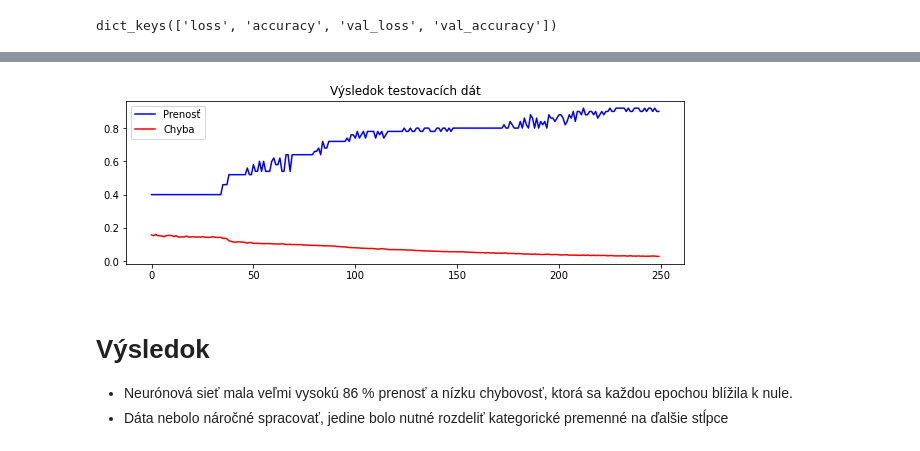
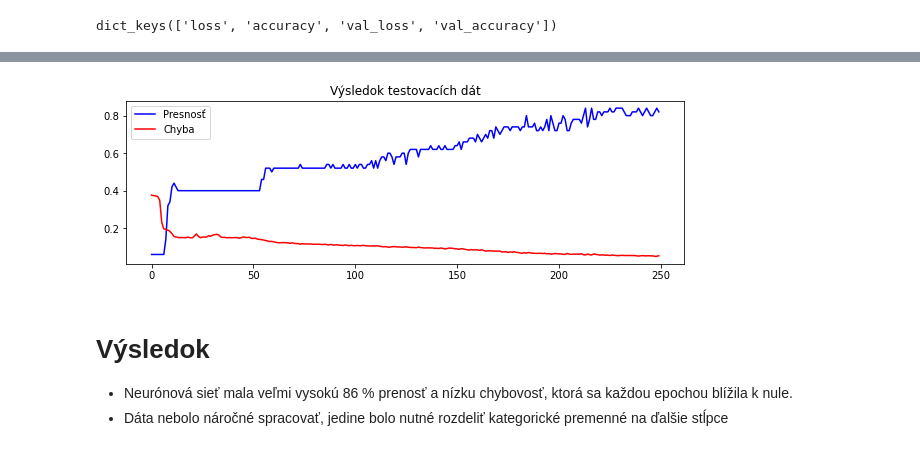
Before and after one commit to Frodas25/hrusovsky_NS2021, a Jupyter notebook: hrusovsky_NS2021.ipynb, the cells around one changed output, grey strips where cells are left out. Cells and saved outputs as stored; diff of their text form; code cells hidden in the pictures.

```diff
--- a/hrusovsky_NS2021.ipynb
+++ b/hrusovsky_NS2021.ipynb
@@ -220,7 +214,7 @@ model = Sequential([
     # Flatten predstavuje vstupnu vrstvu, je tu 9 neuronov na zaklade datasetu
     Flatten(input_dim=9),
     Dense(32, activation='relu'), # prva skryta vrstva je o velkosti 32 neuronov, aktivacna funkcia relu
-    Dropout(0.3), # Dropout zabranuje pretrenovaniu (overfitting) neuronovej siete, 30 % udajov sa nepouzije
+    Dropout(0.5), # Dropout zabranuje pretrenovaniu (overfitting) neuronovej siete, 30 % udajov sa nepouzije
     Dense(16, activation='relu'), # druha skryta vrstva o velkosti 16 neuronov, aktivacna funkcia relu
     Dense(5, activation='sigmoid') # vystupna vrstva o velkosti 5 neuronov, aktivacna funkcia sigmoid
 ])
@@ -249,7 +243,7 @@ Trainable params: 933
 Non-trainable params: 0
 _________________________________________________________________
 # %%
-trening = model.fit(X_train,
+model = model.fit(X_train,
                     Y_train,
                     batch_size=10,
                     validation_data=(X_test, Y_test),
@@ -292,11 +286,11 @@ plt.show()
 # %%
-plt.plot(trening.history['val_accuracy'], label='Prenosť', color='blue')
-plt.plot(trening.history['val_loss'], label='Chyba', color='red')
+plt.plot(model.history['val_accuracy'], label='Presnosť', color='blue')
+plt.plot(model.history['val_loss'], label='Chyba', color='red')
 plt.title('Výsledok testovacích dát')
 plt.legend()
 plt.show()
 # %% [output]
-[figure, old version]
+[figure, new version]
 # %% [markdown]
 # Výsledok
 
```
Also changed, not shown: parts of 6 cells of this notebook.
